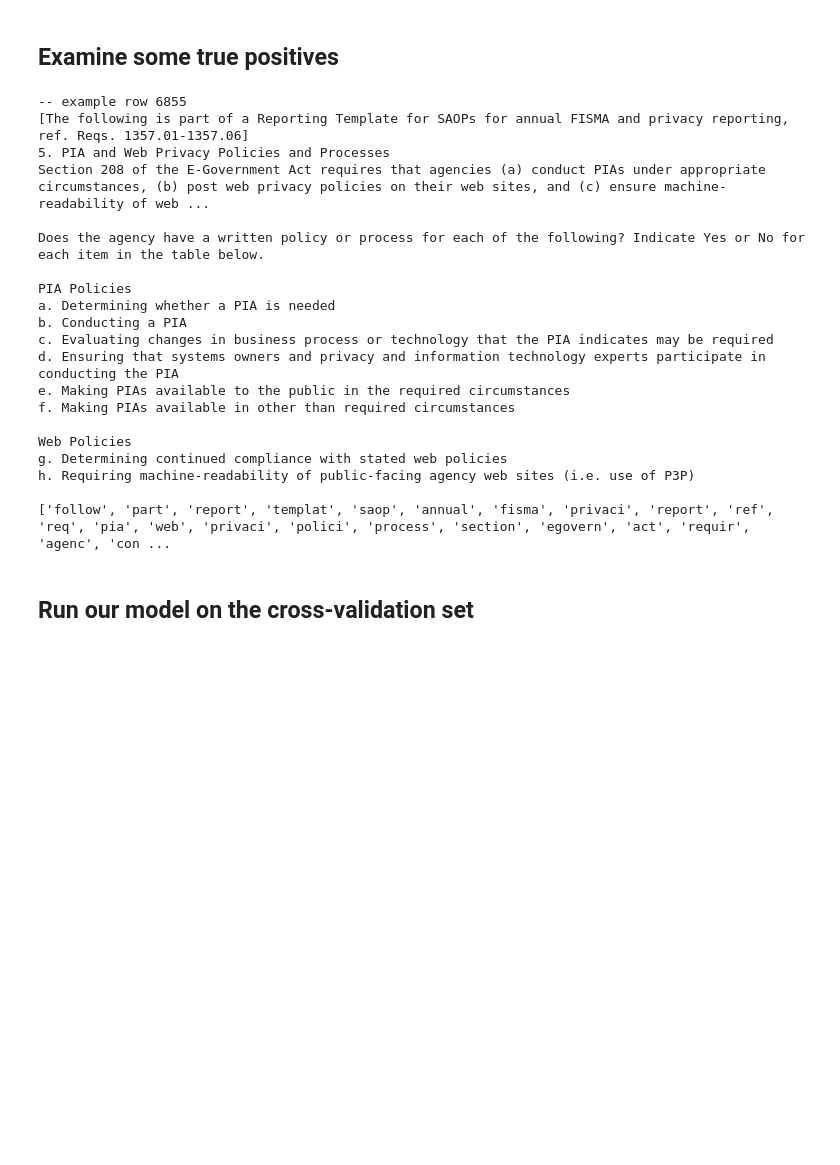
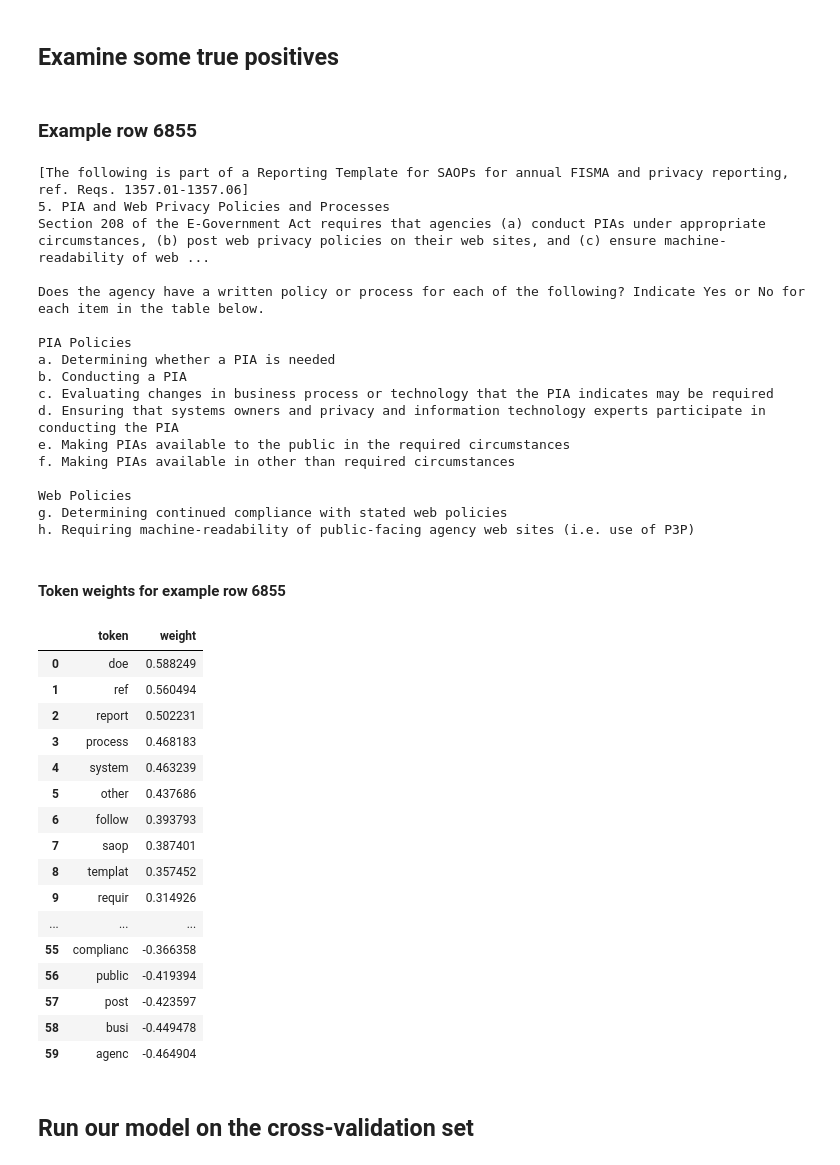
Before and after one commit to toolness/omb-policy-ml-fun, a Jupyter notebook: omb-policy-fun.ipynb, the cells around one changed output. Drawn from its saved outputs; the diff is of its cells as text; code cells hidden in the pictures; blank space fills up the shorter version.

Commit message:
Show token weights in positive example.

```diff
--- a/omb-policy-fun.ipynb
+++ b/omb-policy-fun.ipynb
@@ -236,38 +237,66 @@ def print_true_positives(maximum=10):
     found = 0
     for i in range(training_set_size):
         if predictions[0][i] and training_set['y'][0][i]:
             orig_index = example_ordering.index(i)
             df_row = df.loc[example_ordering[i]]
-            print(f'-- example row {orig_index}')
+            display(HTML(f'<h3>Example row {orig_index}</h3>'))
             print(df_row['reqText'])
-            print(df_row['reqTextTokenized'])
+            token_weights = []
+            for token in df_row['reqTextTokenized']:
+                if token in vocab:
+                    idx = vocab.index(token)
+                    weight = W[idx][0]
+                    if (token, weight) not in token_weights:
+                        token_weights.append((token, weight))
+            token_weights.sort(key=lambda item: item[1], reverse=True)
+            display(HTML(f'<h4>Token weights for example row {orig_index}</h4>'))
+            display(pd.DataFrame(data={
+                'token': [token for (token, weight) in token_weights],
+                'weight': [weight for (token, weight) in token_weights]
+            }))
             assert df_row[LABEL_TO_TRAIN] == True
             found += 1
             if found == maximum:
                 return
 
 print_true_positives(1)
 # %% [output]
+Example row 6855
--- example row 6855
 [The following is part of a Reporting Template for SAOPs for annual FISMA and privacy reporting, ref. Reqs. 1357.01-1357.06]
 5. PIA and Web Privacy Policies and Processes
 Section 208 of the E-Government Act requires that agencies (a) conduct PIAs under appropriate circumstances, (b) post web privacy policies on their web sites, and (c) ensure machine-readability of web ...
 
 Does the agency have a written policy or process for each of the following? Indicate Yes or No for each item in the table below.
 
 PIA Policies
 a. Determining whether a PIA is needed
 b. Conducting a PIA
 c. Evaluating changes in business process or technology that the PIA indicates may be required
 d. Ensuring that systems owners and privacy and information technology experts participate in conducting the PIA
 e. Making PIAs available to the public in the required circumstances
 f. Making PIAs available in other than required circumstances
 
 Web Policies
 g. Determining continued compliance with stated web policies
 h. Requiring machine-readability of public-facing agency web sites (i.e. use of P3P)
-
-['follow', 'part', 'report', 'templat', 'saop', 'annual', 'fisma', 'privaci', 'report', 'ref', 'req', 'pia', 'web', 'privaci', 'polici', 'process', 'section', 'egovern', 'act', 'requir', 'agenc', 'con ...
+Token weights for example row 6855
+|  | token | weight |
+| 0 | doe | 0.588249 |
+| 1 | ref | 0.560494 |
+| 2 | report | 0.502231 |
+| 3 | process | 0.468183 |
+| 4 | system | 0.463239 |
+| 5 | other | 0.437686 |
+| 6 | follow | 0.393793 |
+| 7 | saop | 0.387401 |
+| 8 | templat | 0.357452 |
+| 9 | requir | 0.314926 |
+| ... | ... | ... |
+| 55 | complianc | -0.366358 |
+| 56 | public | -0.419394 |
+| 57 | post | -0.423597 |
+| 58 | busi | -0.449478 |
+| 59 | agenc | -0.464904 |
 # %% [markdown]
 ## Run our model on the cross-validation set
 # %%
```
Also changed, not shown: parts of 1 cell of this notebook.
